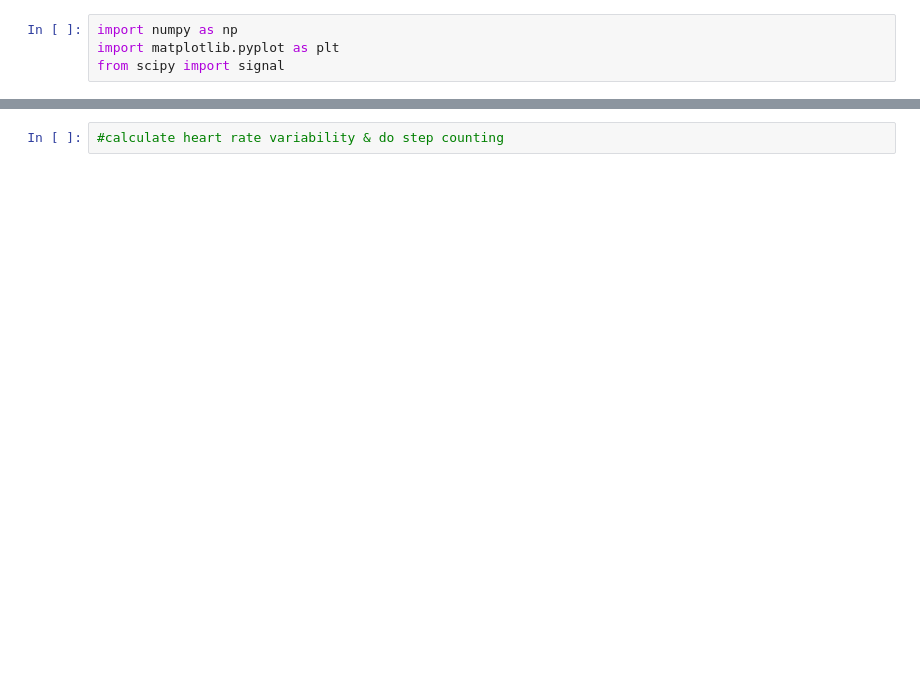
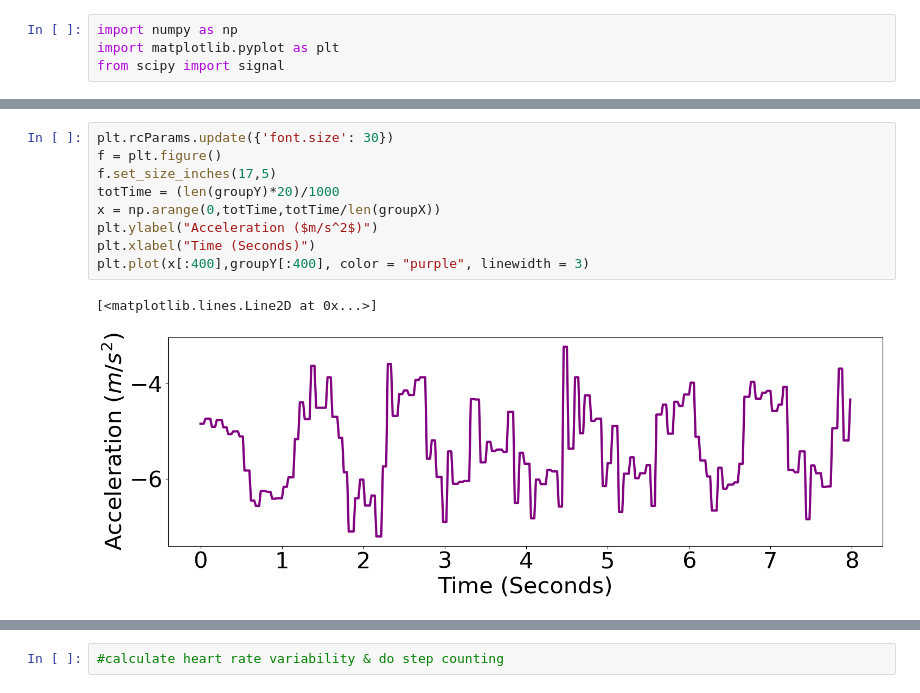
Before and after one commit to dilinissanka/Earring-SignalProcessing, a Jupyter notebook: Accel Sensor.ipynb, the cells around one changed output, grey strips where cells are left out. Saved outputs shown, nothing was run; the diff lists cells and outputs as text; blank space fills up the shorter version.

```diff
--- a/Accel Sensor.ipynb
+++ b/Accel Sensor.ipynb
@@ -30,3 +35,15 @@ plt.plot(groupX)
+# %%
+plt.rcParams.update({'font.size': 30})
+f = plt.figure()
+f.set_size_inches(17,5)
+totTime = (len(groupY)*20)/1000
+x = np.arange(0,totTime,totTime/len(groupX))
+plt.ylabel("Acceleration ($m/s^2$)")
+plt.xlabel("Time (Seconds)")
+plt.plot(x[:400],groupY[:400], color = "purple", linewidth = 3)
+# %% [output]
+[<matplotlib.lines.Line2D at 0x...>]
+[figure, added]
 # %%
 f = plt.figure()
 f.set_size_inches(27,4)
```
Also changed, not shown: parts of 4 cells of this notebook, 6 other files.
